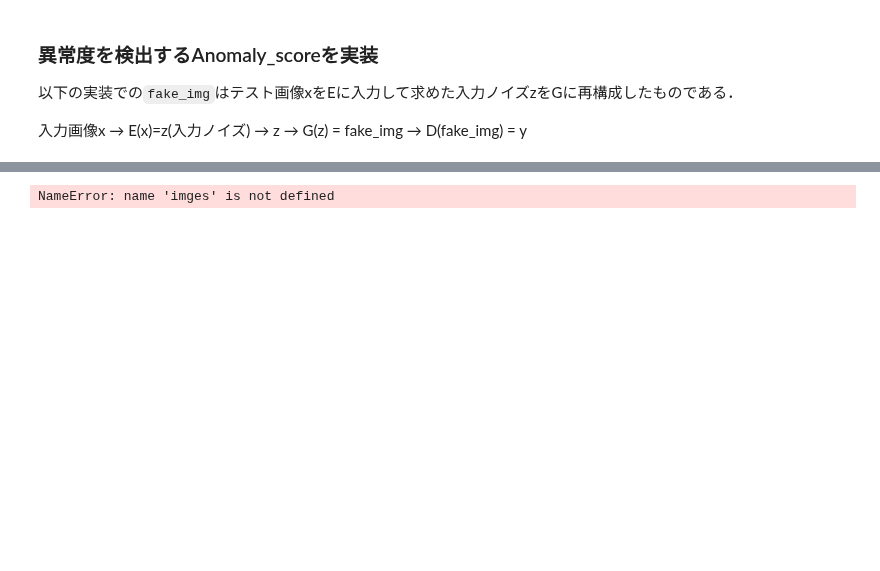
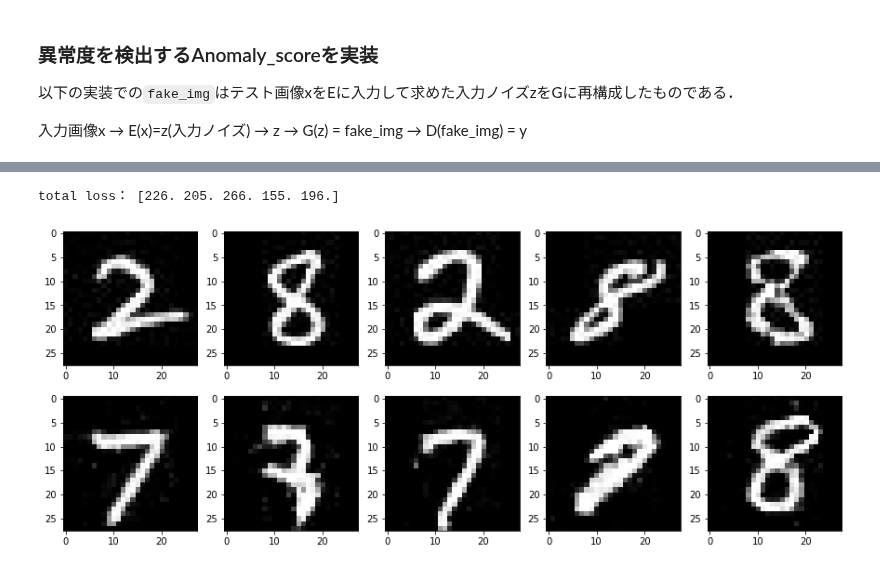
Before and after one commit to Hase-U/learn_pytorch_advanced, a Jupyter notebook: mycode/6_gan_anomaly_detection/EfficientGAN.ipynb, the cells around one changed output, grey strips where cells are left out. Cells and saved outputs as stored; diff of their text form; code cells hidden in the pictures; blank space fills up the shorter version.

```diff
--- a/mycode/6_gan_anomaly_detection/EfficientGAN.ipynb
+++ b/mycode/6_gan_anomaly_detection/EfficientGAN.ipynb
@@ -709,29 +749,30 @@ def Anomaly_score(x, fake_img, z_out_real, D, Lambda = 0.1):
 # %%
 # 異常検知したい画像
 x = imges[0:5]
 x = x.to(device)
 
 # 教師データの画像をエンコードしてzにしてから、Gで生成
-z_out_real = E_update(imges.to(device))
+z_out_real = E_update(x)
 imges_reconstract = G_update(z_out_real)
 
 # 損失を求める
 loss, loss_each, residual_loss_each = Anomaly_score(
     x, imges_reconstract, z_out_real, D_update, Lambda=0.1)
 
 # 損失の計算。トータルの損失
 loss_each = loss_each.cpu().detach().numpy()
 print("total loss：", np.round(loss_each, 0))
 
 # 画像を可視化
 fig = plt.figure(figsize=(15, 6))
 for i in range(0, 5):
     # 上段に訓練データを
     plt.subplot(2, 5, i+1)
     plt.imshow(imges[i][0].cpu().detach().numpy(), 'gray')
 
     # 下段に生成データを表示する
     plt.subplot(2, 5, 5+i+1)
     plt.imshow(imges_reconstract[i][0].cpu().detach().numpy(), 'gray')
 # %% [output]
-NameError: name 'imges' is not defined
+total loss： [226. 205. 266. 155. 196.]
+[figure, added]
```
Also changed, not shown: parts of 7 cells of this notebook.
